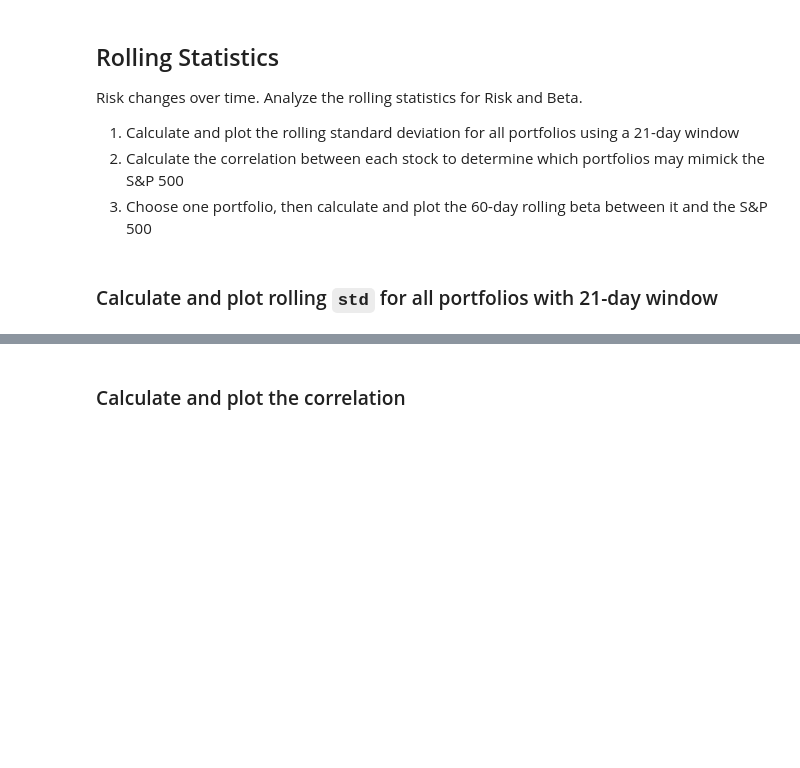
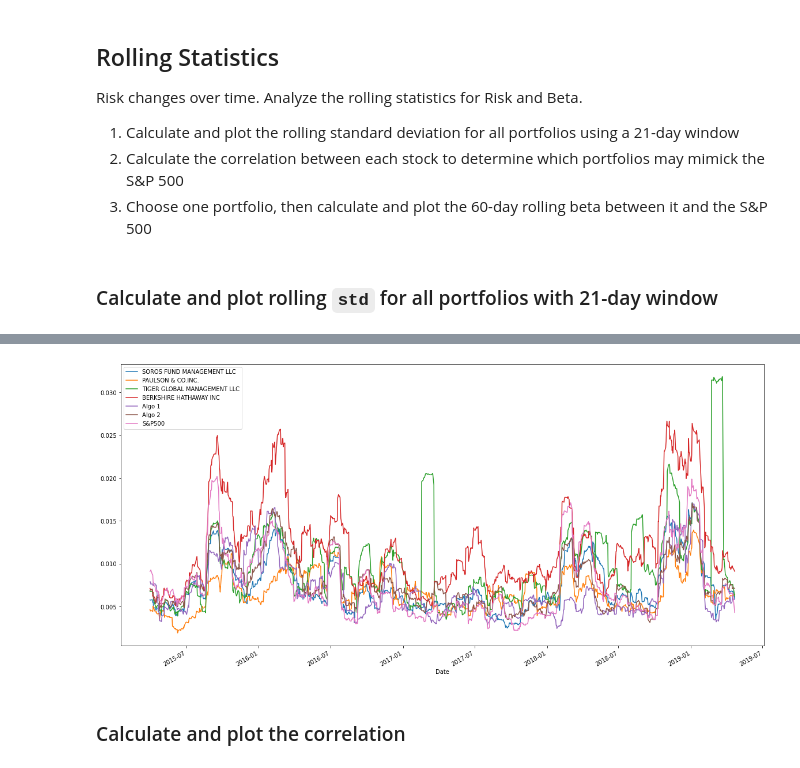
Before and after one commit to jordan-gilmartin/pandas-portfolio-analysis, a Jupyter notebook: whale_analysis.ipynb, the cells around one changed output, grey strips where cells are left out. Saved outputs shown, nothing was run; the diff lists cells and outputs as text; code cells hidden in the pictures; blank space fills up the shorter version.

```diff
--- a/whale_analysis.ipynb
+++ b/whale_analysis.ipynb
@@ -923,8 +941,8 @@ Risk changes over time. Analyze the rolling statistics for Risk and Beta.
 ### Calculate and plot rolling `std` for all portfolios with 21-day window
 # %%
 # Calculate the rolling standard deviation for all portfolios using a 21-day window
-rolling = combined_df.rolling(window=21).std().plot(figsize=(20,10)), legend=True)
+rolling = combined_df.rolling(window=21).std().plot(figsize=(20,10), legend=True)
 
 # Plot the rolling standard deviation
-rolling
+rolling;
 # %% [output]
@@ -932,3 +949,4 @@ SyntaxError: unmatched ')' (<ipython-input-222-4873675a8e6d>, line 2)
+[figure, added]
 # %% [markdown]
 ### Calculate and plot the correlation
 # %%
```
Also changed, not shown: parts of 4 cells of this notebook.
